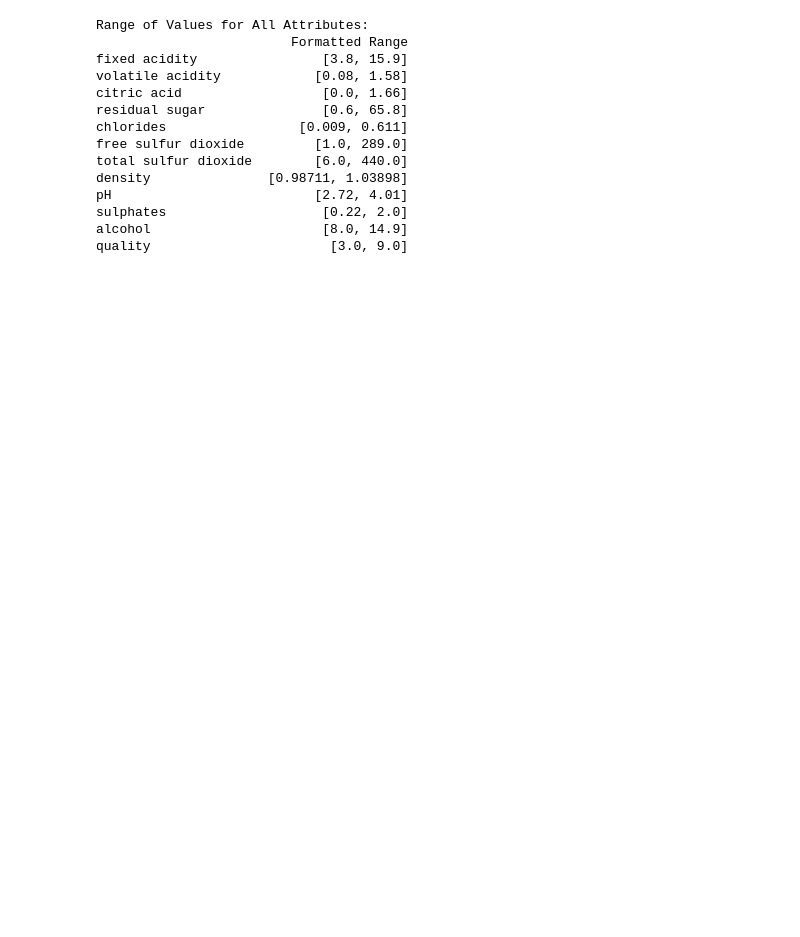
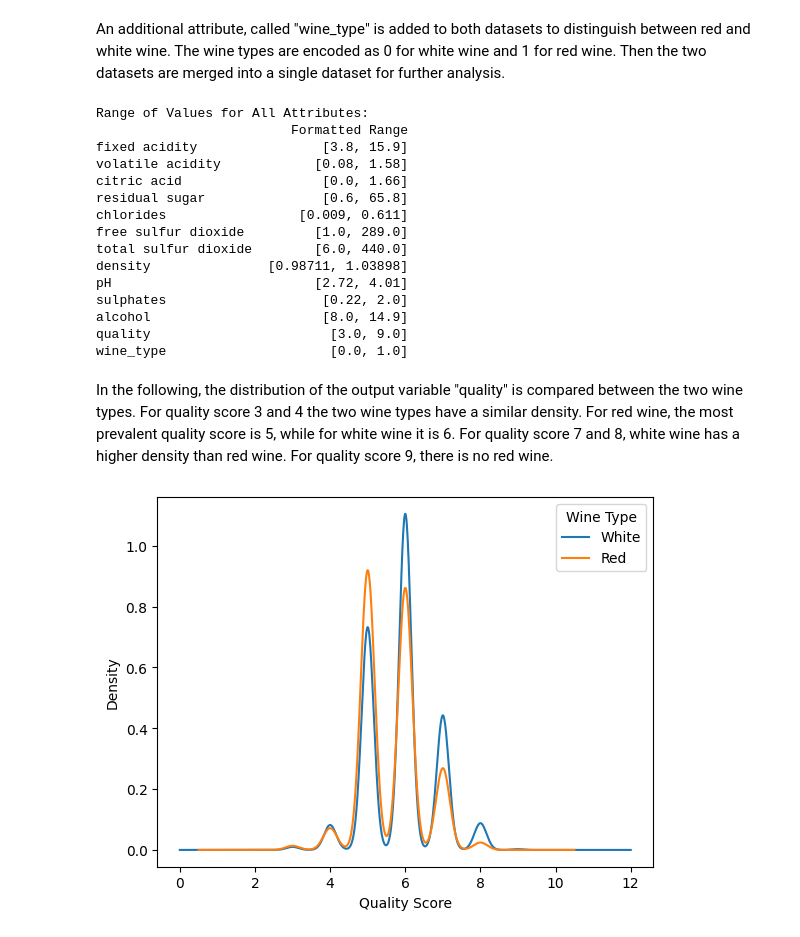
Before and after one commit to izsom/MachineLearning23ws, a Jupyter notebook: Exercise0/code/wine_quality.ipynb, the cells around one changed output. Saved outputs shown, nothing was run; the diff lists cells and outputs as text; code cells hidden in the pictures; blank space fills up the shorter version.

Commit message:
Wine quality - quality score distribution

```diff
--- a/Exercise0/code/wine_quality.ipynb
+++ b/Exercise0/code/wine_quality.ipynb
@@ -15,7 +35,9 @@ red_wine_quality.head()
+# %% [markdown]
+An additional attribute, called "wine_type" is added to both datasets to distinguish between red and white wine. The wine types are encoded as 0 for white wine and 1 for red wine. Then the two datasets are merged into a single dataset for further analysis.
 # %%
-# Add 'wine_type' column
-red_wine_quality['wine_type'] = 'red'
-white_wine_quality['wine_type'] = 'white'
+# Add 'wine_type' column and encode with 0 for white, 1 for red
+white_wine_quality['wine_type'] = 0
+red_wine_quality['wine_type'] = 1
 
 # Concatenate the red and white wine datasets
 combined_wine_quality = pd.concat([red_wine_quality, white_wine_quality])
@@ -44,3 +66,20 @@ pH                          [2.72, 4.01]
 sulphates                    [0.22, 2.0]
 alcohol                      [8.0, 14.9]
 quality                       [3.0, 9.0]
+wine_type                     [0.0, 1.0]
+# %% [markdown]
+In the following, the distribution of the output variable "quality" is compared between the two wine types.
+For quality score 3 and 4 the two wine types have a similar density. For red wine, the most prevalent quality score is 5, while for white wine it is 6. For quality score 7 and 8, white wine has a higher density than red wine. For quality score 9, there is no red wine.
+# %%
+# Plot distribution of quality by wine type
+combined_wine_quality.groupby('wine_type')['quality'].plot(kind='kde')
+
+plt.legend(['White', 'Red'], title='Wine Type')
+
+plt.xlabel('Quality Score')
+
+plt.savefig('../data/wine_quality/quality_distribution_plot.png')
+
+plt.show()
+# %% [output]
+[figure, added]
```
Also changed, not shown: parts of 7 cells of this notebook, 4 other files.
